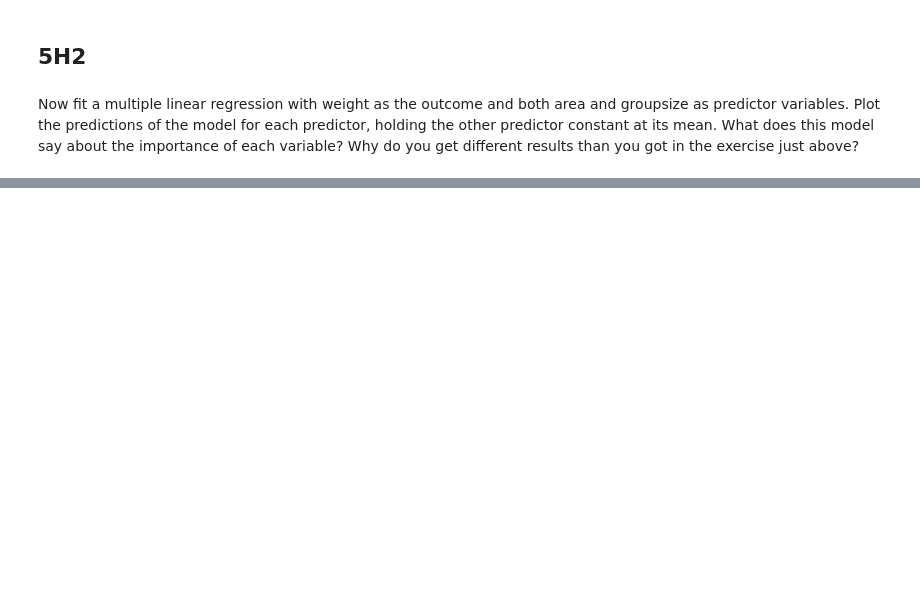
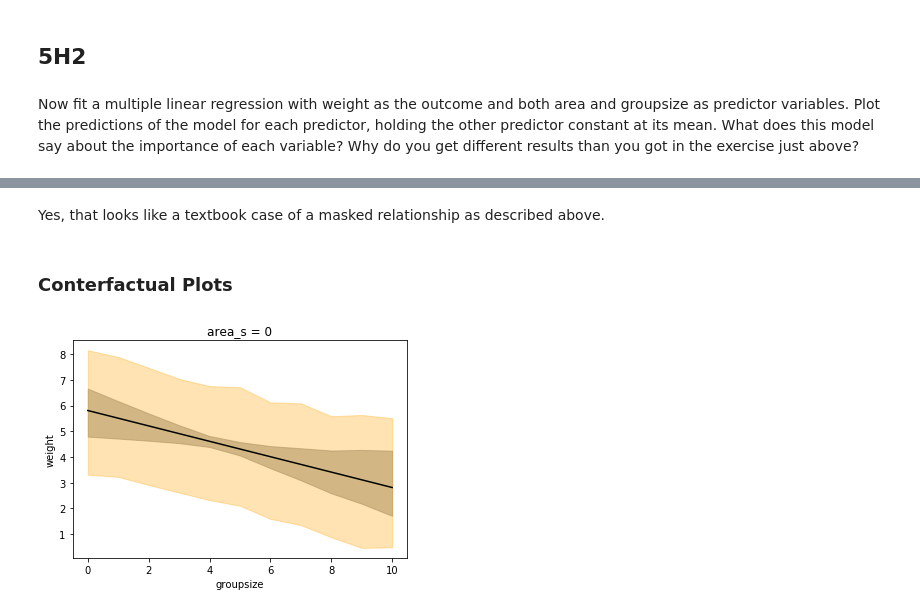
Before and after one commit to Bruschkov/StatisticalRethinking, a Jupyter notebook: chapter05/chapter05_exercises.ipynb, the cells around one changed output, grey strips where cells are left out. Saved outputs shown, nothing was run; the diff lists cells and outputs as text; code cells hidden in the pictures; blank space fills up the shorter version.

```diff
--- a/chapter05/chapter05_exercises.ipynb
+++ b/chapter05/chapter05_exercises.ipynb
@@ -550,0 +595,23 @@ get different results than you got in the exercise just above?
+# %% [markdown]
+Yes, that looks like a textbook case of a masked relationship as described above.
+# %% [markdown]
+### Conterfactual Plots
+# %%
+import numpy as np
+
+# With area_s constant at mean 0
+groupsize = np.arange(0,11)
+mu_pred = trace_m_5h2['a'] + trace_m_5h2['b'][:,1] * groupsize[:,None]
+mu_hpd = pm.hpd(mu_pred.T)
+weight_hpd = pm.hpd(stats.norm.rvs(mu_pred, trace_m_5h2['sigma']).T)
+
+plt.plot(groupsize, mu_pred.mean(1), color="black")
+plt.fill_between(groupsize, mu_hpd[:,0], mu_hpd[:,1], color="grey", alpha=0.5)
+plt.fill_between(groupsize, weight_hpd[:,0], weight_hpd[:,1], color="orange", alpha=0.3)
+
+plt.xlabel('groupsize')
+plt.ylabel('weight')
+plt.title("area_s = 0")
+plt.show()
+# %% [output]
+[figure, added]
```
Also changed, not shown: parts of 12 cells of this notebook.
